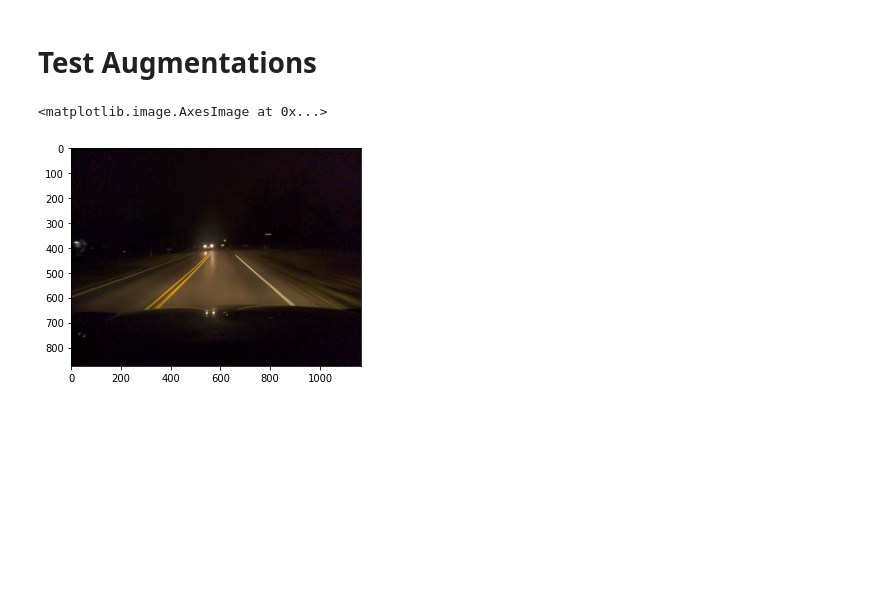
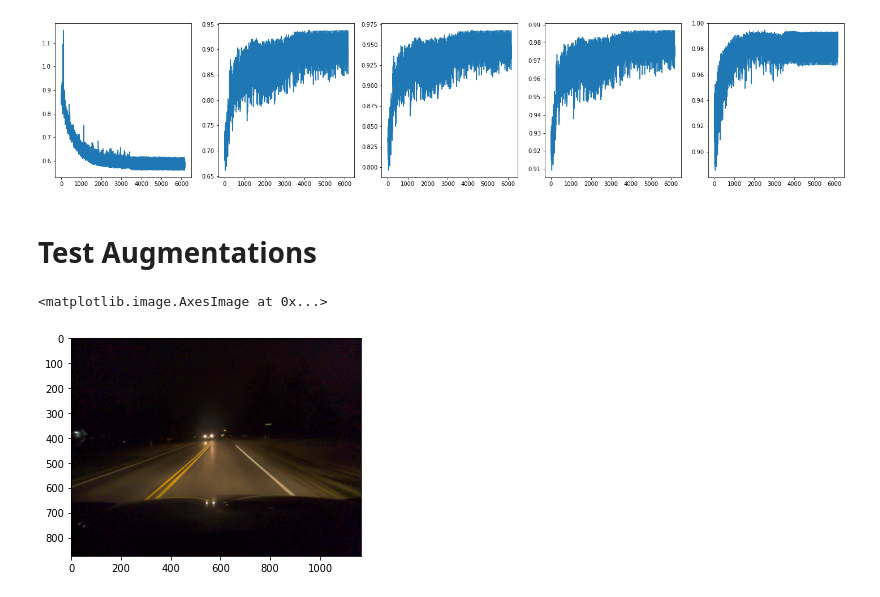
Before and after one commit to johanngerberding/comma10k-segmentation-pytorch, a Jupyter notebook: notebooks/visualize.ipynb, the cells around one changed output. Cells and saved outputs as stored; diff of their text form; code cells hidden in the pictures; blank space fills up the shorter version.

```diff
--- a/notebooks/visualize.ipynb
+++ b/notebooks/visualize.ipynb
@@ -13,3 +99,13 @@ import matplotlib.pyplot as plt
+# %%
+fig, axs = plt.subplots(1, 5, figsize=(25, 5))
+axs[0].plot(val_loss)
+axs[1].plot(val_ious)
+axs[2].plot(val_f1)
+axs[3].plot(val_acc)
+axs[4].plot(val_recall)
+plt.show()
+# %% [output]
+[figure, added]
 # %% [markdown]
 # Test Augmentations
 # %%
```
Also changed, not shown: parts of 13 cells of this notebook, 6 other files.
